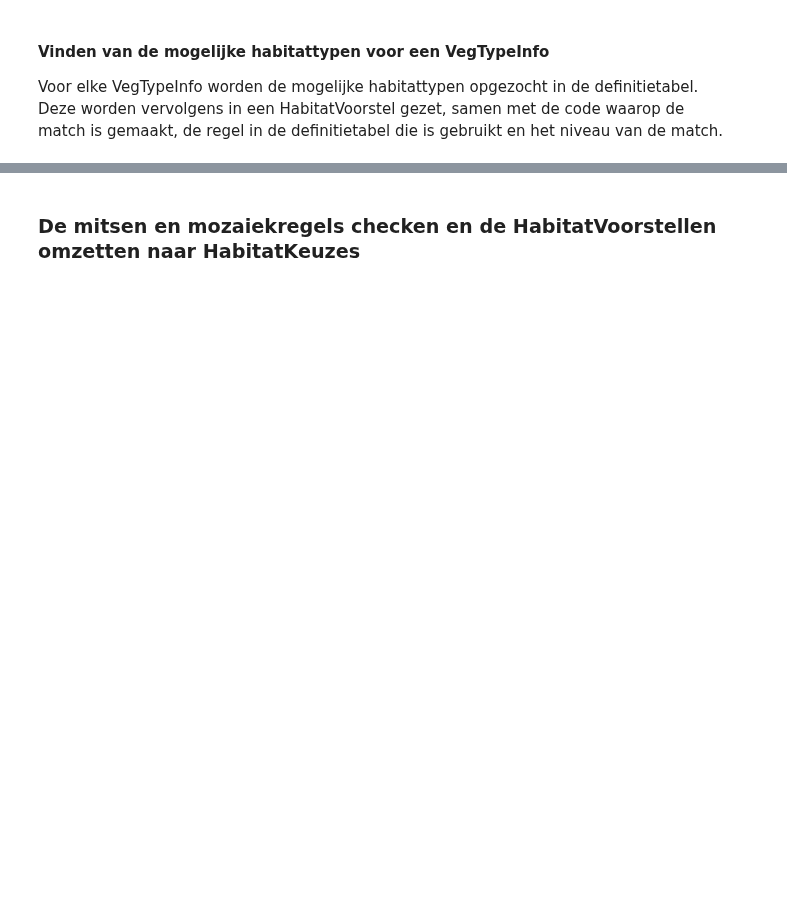
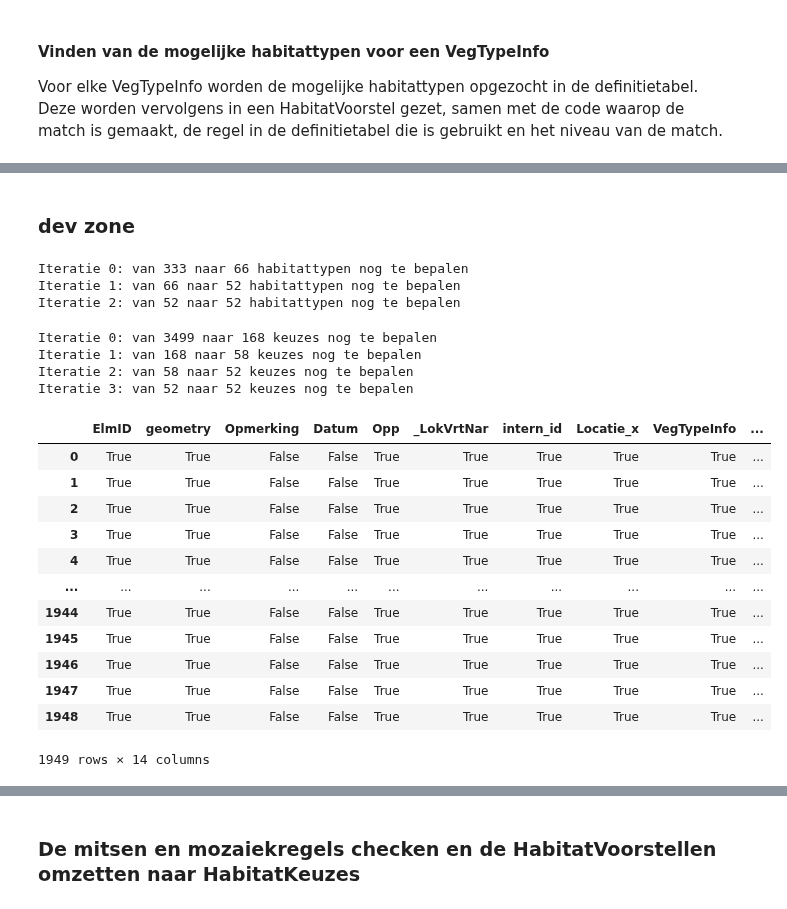
Before and after one commit to Spheer-ai/veg2hab, a Jupyter notebook: notebooks/functionality_test.ipynb, the cells around one changed output, grey strips where cells are left out. Cells and saved outputs as stored; diff of their text form; code cells hidden in the pictures; blank space fills up the shorter version.

```diff
--- a/notebooks/functionality_test.ipynb
+++ b/notebooks/functionality_test.ipynb
@@ -92,0 +154,7 @@ access_kartering.gdf["HabitatVoorstel"][45]
+# %% [markdown]
+### dev zone
+# %%
+# make a copy of a called bc
+from copy import deepcopy
+a = deepcopy(access_kartering)
+bc = deepcopy(a)
@@ -92,0 +163,29 @@ access_kartering.gdf["HabitatVoorstel"][45]
+# %%
+a.bepaal_mozaiek_habitatkeuzes()
+# %% [output]
+Iteratie 0: van 333 naar 66 habitattypen nog te bepalen
+Iteratie 1: van 66 naar 52 habitattypen nog te bepalen
+Iteratie 2: van 52 naar 52 habitattypen nog te bepalen
+# %%
+bc.bepaal_habitatkeuzes(fgr, bodemkaart, lbk)
+# %% [output]
+Iteratie 0: van 3499 naar 168 keuzes nog te bepalen
+Iteratie 1: van 168 naar 58 keuzes nog te bepalen
+Iteratie 2: van 58 naar 52 keuzes nog te bepalen
+Iteratie 3: van 52 naar 52 keuzes nog te bepalen
+# %%
+(a.gdf == bc.gdf)
+# %% [output]
+|  | ElmID | geometry | Opmerking | Datum | Opp | _LokVrtNar | intern_id | Locatie_x | VegTypeInfo | ... |
+| 0 | True | True | False | False | True | True | True | True | True | ... |
+| 1 | True | True | False | False | True | True | True | True | True | ... |
+| 2 | True | True | False | False | True | True | True | True | True | ... |
+| 3 | True | True | False | False | True | True | True | True | True | ... |
+| 4 | True | True | False | False | True | True | True | True | True | ... |
+| ... | ... | ... | ... | ... | ... | ... | ... | ... | ... | ... |
+| 1944 | True | True | False | False | True | True | True | True | True | ... |
+| 1945 | True | True | False | False | True | True | True | True | True | ... |
+| 1946 | True | True | False | False | True | True | True | True | True | ... |
+| 1947 | True | True | False | False | True | True | True | True | True | ... |
+| 1948 | True | True | False | False | True | True | True | True | True | ... |
+1949 rows × 14 columns
```
Also changed, not shown: parts of 14 cells of this notebook, 3 other files.
